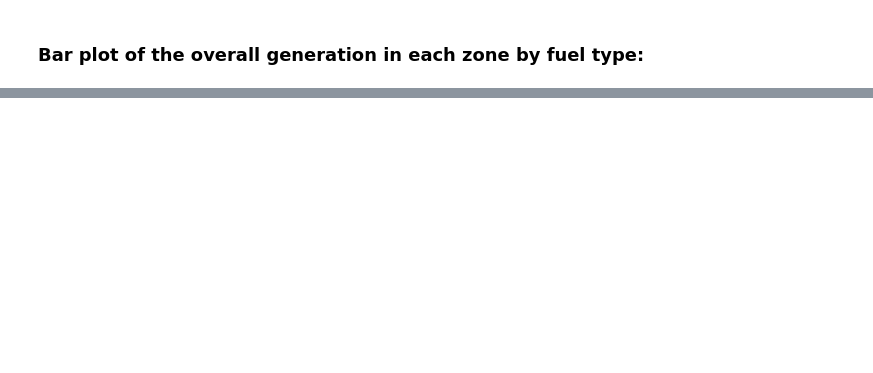
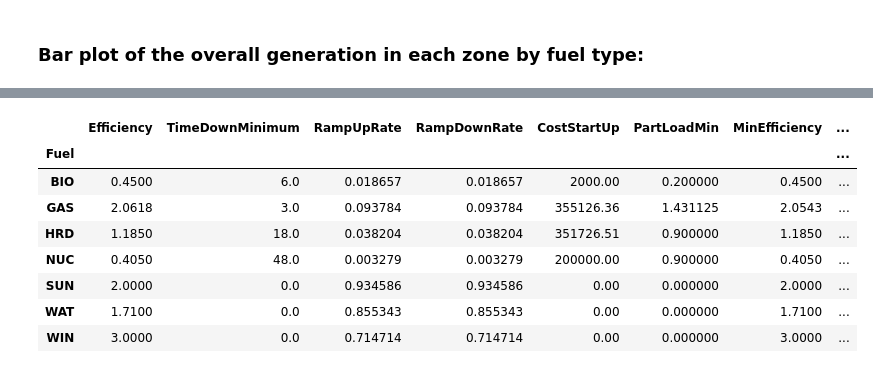
Before and after one commit to Matzee/Dispa-SET, a Jupyter notebook: scripts/Read_results_notebook.ipynb, the cells around one changed output, grey strips where cells are left out. Saved outputs shown, nothing was run; the diff lists cells and outputs as text; code cells hidden in the pictures; blank space fills up the shorter version.

```diff
--- a/scripts/Read_results_notebook.ipynb
+++ b/scripts/Read_results_notebook.ipynb
@@ -123,3 +131,15 @@ results['ShadowPrice'].plot()
+# %%
+inputs['units'].groupby(['Fuel']).sum()
+# %% [output]
+|  | Efficiency | TimeDownMinimum | RampUpRate | RampDownRate | CostStartUp | PartLoadMin | MinEfficiency | ... |
+| Fuel |  |  |  |  |  |  |  | ... |
+| BIO | 0.4500 | 6.0 | 0.018657 | 0.018657 | 2000.00 | 0.200000 | 0.4500 | ... |
+| GAS | 2.0618 | 3.0 | 0.093784 | 0.093784 | 355126.36 | 1.431125 | 2.0543 | ... |
+| HRD | 1.1850 | 18.0 | 0.038204 | 0.038204 | 351726.51 | 0.900000 | 1.1850 | ... |
+| NUC | 0.4050 | 48.0 | 0.003279 | 0.003279 | 200000.00 | 0.900000 | 0.4050 | ... |
+| SUN | 2.0000 | 0.0 | 0.934586 | 0.934586 | 0.00 | 0.000000 | 2.0000 | ... |
+| WAT | 1.7100 | 0.0 | 0.855343 | 0.855343 | 0.00 | 0.000000 | 1.7100 | ... |
+| WIN | 3.0000 | 0.0 | 0.714714 | 0.714714 | 0.00 | 0.000000 | 3.0000 | ... |
 # %%
 inputs['units'].groupby(['Fuel']).sum()['PowerCapacity']
 # %% [output]
```
Also changed, not shown: parts of 12 cells of this notebook, 10 other files.
